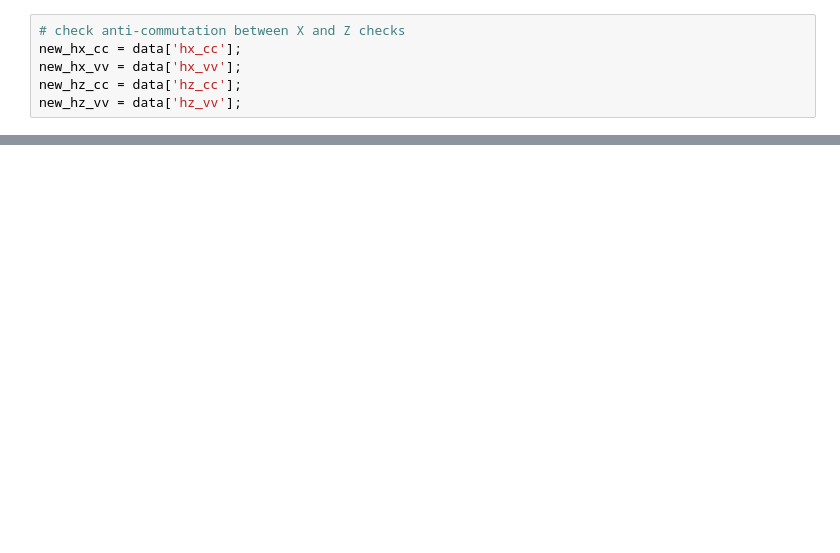
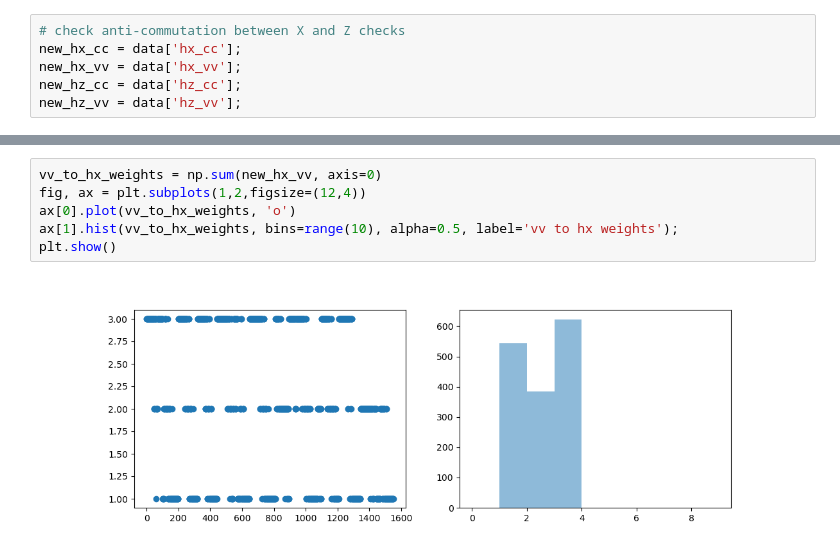
Before and after one commit to Rosetta-Tan/aperiodic-codes, a Jupyter notebook: scripts/visualize_commutation_3d.ipynb, the cells around one changed output, grey strips where cells are left out. Saved outputs shown, nothing was run; the diff lists cells and outputs as text; blank space fills up the shorter version.

```diff
--- a/scripts/visualize_commutation_3d.ipynb
+++ b/scripts/visualize_commutation_3d.ipynb
@@ -107,0 +141,8 @@ array([   164,    165,    166, ..., 117489, 117531, 117532], dtype=uint64)
+# %%
+vv_to_hx_weights = np.sum(new_hx_vv, axis=0)
+fig, ax = plt.subplots(1,2,figsize=(12,4))
+ax[0].plot(vv_to_hx_weights, 'o')
+ax[1].hist(vv_to_hx_weights, bins=range(10), alpha=0.5, label='vv to hx weights');
+plt.show()
+# %% [output]
+[figure, added]
```
Also changed, not shown: parts of 22 cells of this notebook, 6 other files.
